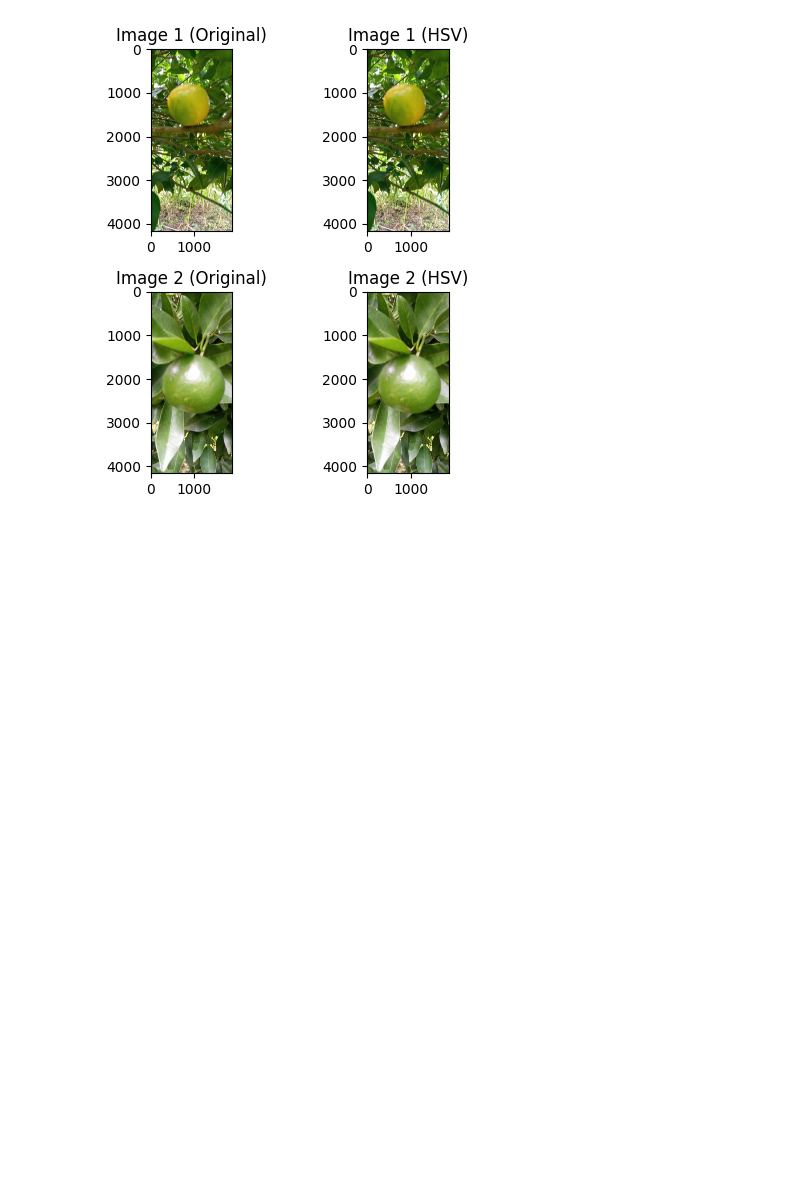
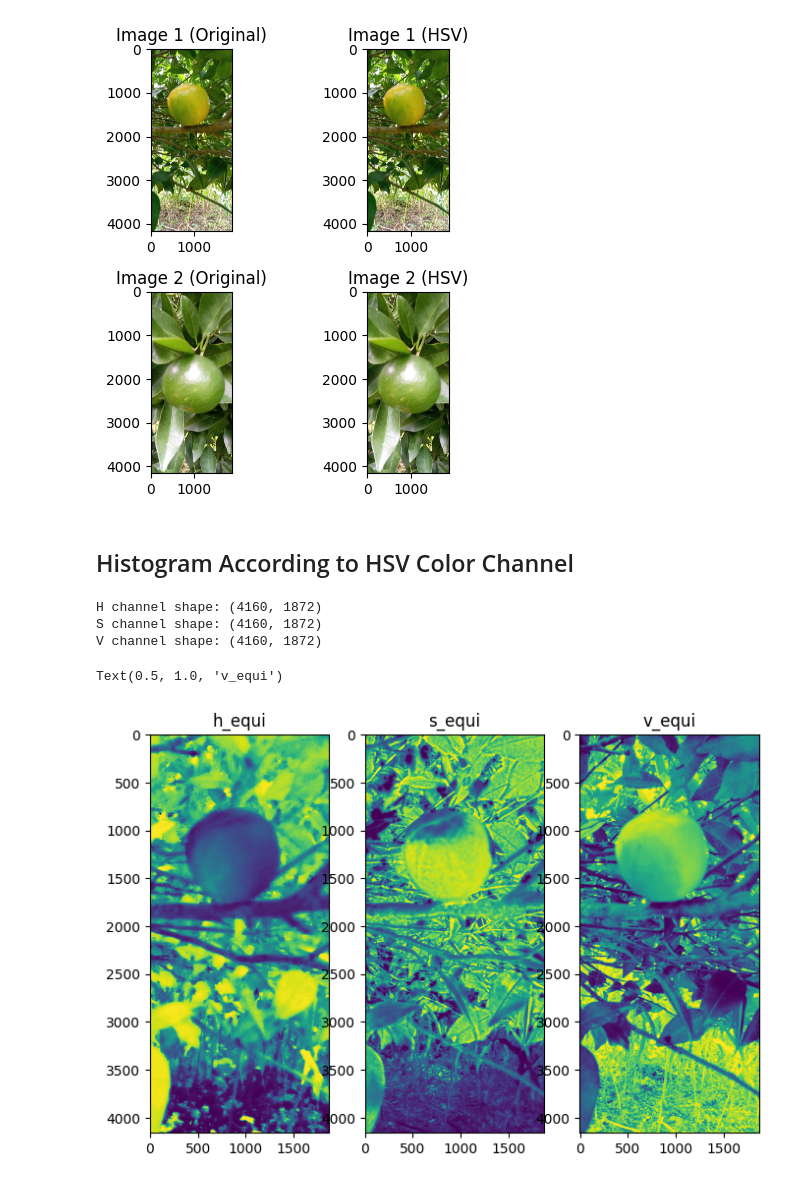
Before and after one commit to iamdurga/Orange-Dataset-Segmentation, a Jupyter notebook: Fundamental_of_imageprocessing.ipynb, the cells around one changed output. Saved outputs shown, nothing was run; the diff lists cells and outputs as text; code cells hidden in the pictures; blank space fills up the shorter version.

```diff
--- a/Fundamental_of_imageprocessing.ipynb
+++ b/Fundamental_of_imageprocessing.ipynb
@@ -220,3 +221,48 @@ img_path2 = "/content/drive/MyDrive/Orange Healthy And Infected Image Segmentati
 plot_images_in_hsv(img_path1, img_path2)
 # %% [output]
 [figure]
+# %% [markdown]
+## Histogram According to HSV Color Channel
+# %%
+
+image = cv2.imread("/content/drive/MyDrive/Orange Healthy And Infected Image Segmentation/orange2.jpg")
+
+
+image_hsv = cv2.cvtColor(image, cv2.COLOR_BGR2HSV)
+
+
+H = image_hsv[:,:,0]
+S = image_hsv[:,:,1]
+V = image_hsv[:,:,2]
+
+
+print("H channel shape:", H.shape)
+print("S channel shape:", S.shape)
+print("V channel shape:", V.shape)
+# %% [output]
+H channel shape: (4160, 1872)
+S channel shape: (4160, 1872)
+V channel shape: (4160, 1872)
+# %%
+h_equi = cv2.equalizeHist(H)
+s_equi = cv2.equalizeHist(S)
+v_equi = cv2.equalizeHist(V)
+
+plt.figure(figsize=(8,6), )
+
+plt.subplot(1,3,1)
+plt.imshow(h_equi)
+plt.title("h_equi")
+
+
+plt.subplot(1,3,2)
+plt.imshow(s_equi)
+plt.title("s_equi")
+
+
+plt.subplot(1,3,3)
+plt.imshow(v_equi)
+plt.title("v_equi")
+# %% [output]
+Text(0.5, 1.0, 'v_equi')
+[figure, added]
```
Also changed, not shown: parts of 5 cells of this notebook.
